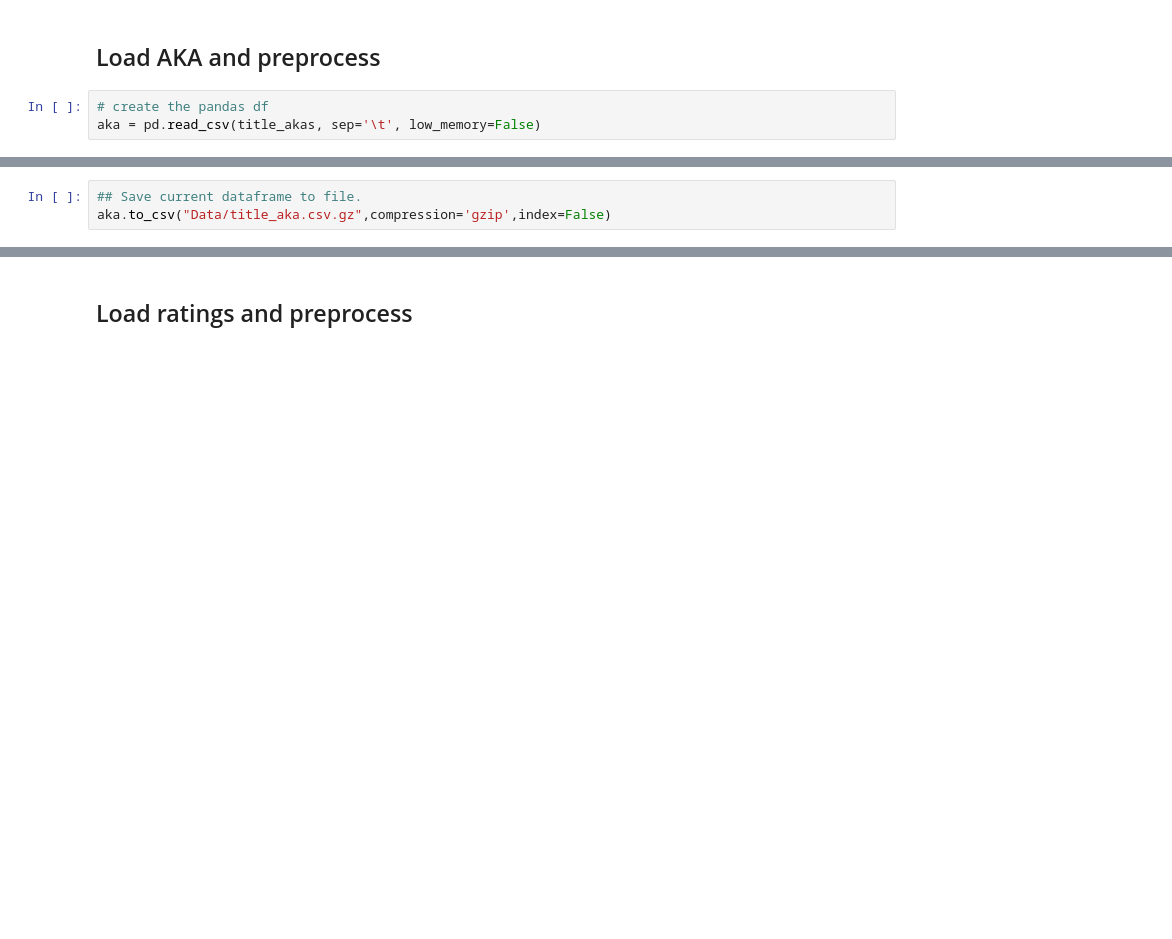
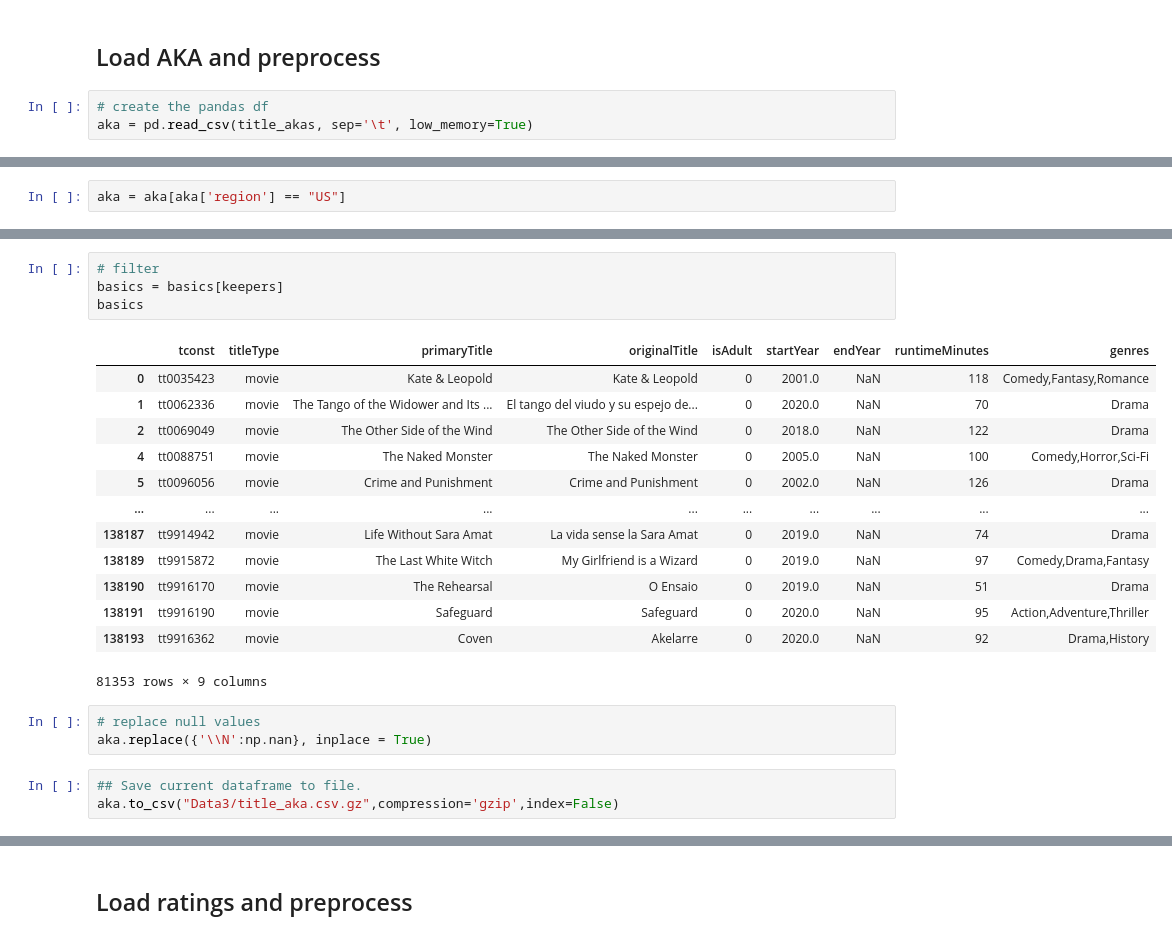
Before and after one commit to Elispreng/Project_3, a Jupyter notebook: Spreng_Project_3_Part1.ipynb, the cells around one changed output, grey strips where cells are left out. Drawn from its saved outputs; the diff is of its cells as text; blank space fills up the shorter version.

```diff
--- a/Spreng_Project_3_Part1.ipynb
+++ b/Spreng_Project_3_Part1.ipynb
@@ -104,5 +155,5 @@ basics.head()
 ## Load AKA and preprocess
 # %%
 # create the pandas df
-aka = pd.read_csv(title_akas, sep='\t', low_memory=False)
+aka = pd.read_csv(title_akas, sep='\t', low_memory=True)
 # %%
@@ -133,0 +178,2 @@ aka.replace({'\\N':np.nan}, inplace = True)
+# %%
+aka = aka[aka['region'] == "US"]
@@ -151,5 +215,26 @@ Name: tconst, Length: 154065, dtype: bool
+# %%
+# filter
+basics = basics[keepers]
+basics
+# %% [output]
+|  | tconst | titleType | primaryTitle | originalTitle | isAdult | startYear | endYear | runtimeMinutes | genres |
+| 0 | tt0035423 | movie | Kate & Leopold | Kate & Leopold | 0 | 2001.0 | NaN | 118 | Comedy,Fantasy,Romance |
+| 1 | tt0062336 | movie | The Tango of the Widower and Its ... | El tango del viudo y su espejo de... | 0 | 2020.0 | NaN | 70 | Drama |
+| 2 | tt0069049 | movie | The Other Side of the Wind | The Other Side of the Wind | 0 | 2018.0 | NaN | 122 | Drama |
+| 4 | tt0088751 | movie | The Naked Monster | The Naked Monster | 0 | 2005.0 | NaN | 100 | Comedy,Horror,Sci-Fi |
+| 5 | tt0096056 | movie | Crime and Punishment | Crime and Punishment | 0 | 2002.0 | NaN | 126 | Drama |
+| ... | ... | ... | ... | ... | ... | ... | ... | ... | ... |
+| 138187 | tt9914942 | movie | Life Without Sara Amat | La vida sense la Sara Amat | 0 | 2019.0 | NaN | 74 | Drama |
+| 138189 | tt9915872 | movie | The Last White Witch | My Girlfriend is a Wizard | 0 | 2019.0 | NaN | 97 | Comedy,Drama,Fantasy |
+| 138190 | tt9916170 | movie | The Rehearsal | O Ensaio | 0 | 2019.0 | NaN | 51 | Drama |
+| 138191 | tt9916190 | movie | Safeguard | Safeguard | 0 | 2020.0 | NaN | 95 | Action,Adventure,Thriller |
+| 138193 | tt9916362 | movie | Coven | Akelarre | 0 | 2020.0 | NaN | 92 | Drama,History |
+81353 rows × 9 columns
+# %%
+# replace null values
+aka.replace({'\\N':np.nan}, inplace = True)
 # %%
 ## Save current dataframe to file.
-aka.to_csv("Data/title_aka.csv.gz",compression='gzip',index=False)
+aka.to_csv("Data3/title_aka.csv.gz",compression='gzip',index=False)
 # %%
 # Open saved file and preview again
```
Also changed, not shown: parts of 24 cells of this notebook, 4 other files.
